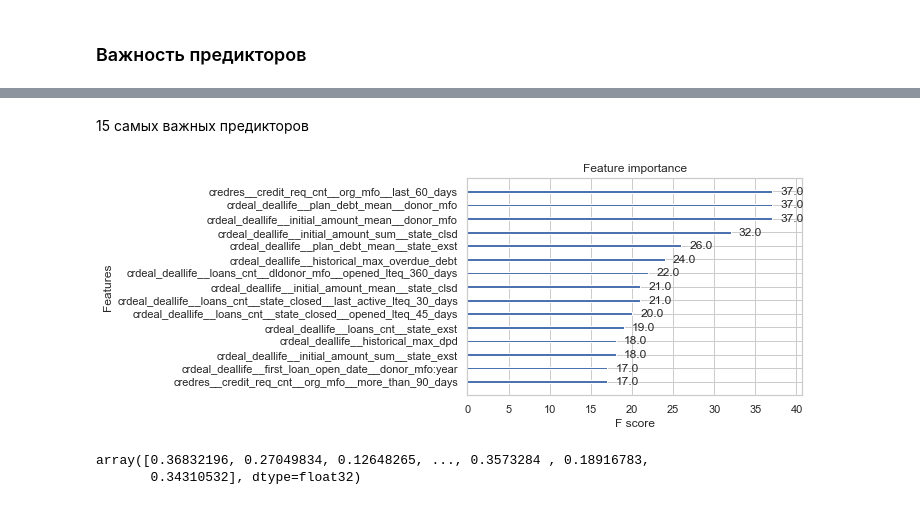
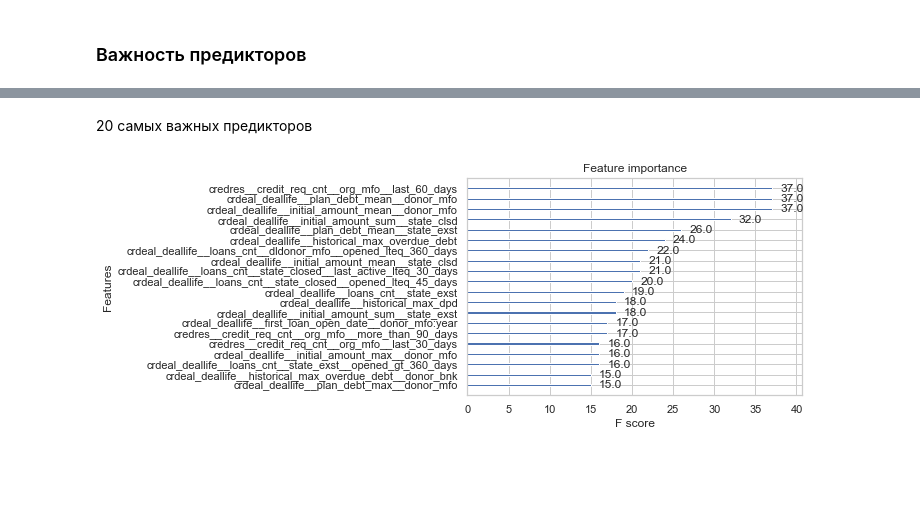
Before and after one commit to yachtsman/SOS-test, a Jupyter notebook: Task_2_ML.ipynb, the cells around one changed output, grey strips where cells are left out. Cells and saved outputs as stored; diff of their text form; code cells hidden in the pictures; blank space fills up the shorter version.

```diff
--- a/Task_2_ML.ipynb
+++ b/Task_2_ML.ipynb
@@ -511,7 +431,7 @@ importances
 # %% [markdown]
-15 самых важных предикторов
+20 самых важных предикторов
 # %%
-plot_importance(xgb_model, max_num_features=15)
+plot_importance(xgb_model, max_num_features=20)
 plt.show()
 # %% [output]
-[figure, old version]
+[figure, new version]
@@ -524,5 +437,0 @@ pd.Series(preds_prob_test, name="target_flag").to_csv(
-# %%
-preds_prob_test
-# %% [output]
-array([0.36832196, 0.27049834, 0.12648265, ..., 0.3573284 , 0.18916783,
-       0.34310532], dtype=float32)
```
Also changed, not shown: parts of 17 cells of this notebook.
